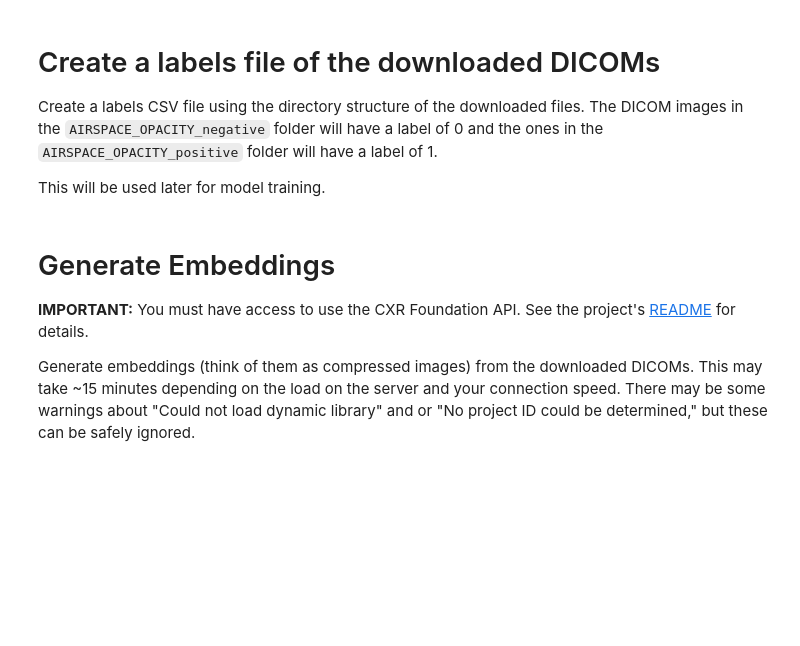
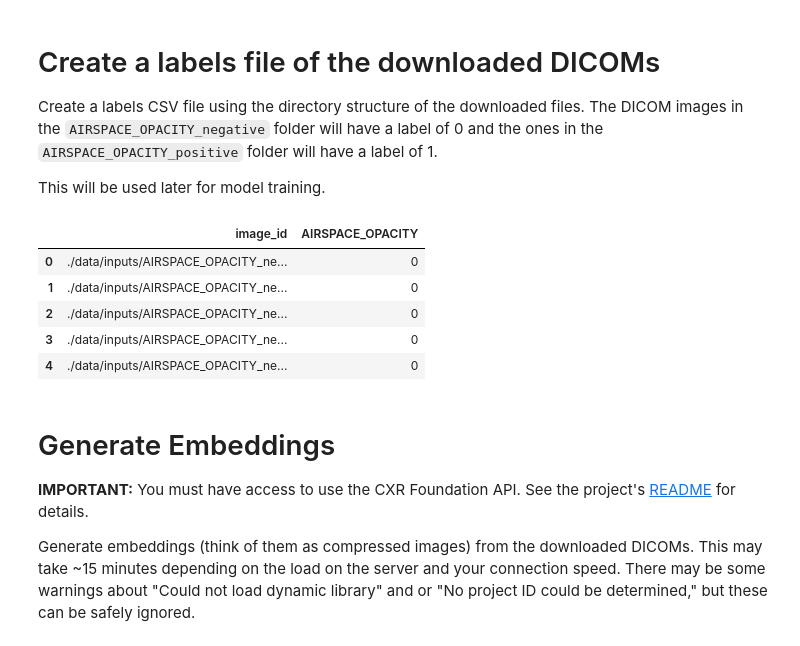
Before and after one commit to Google-Health/imaging-research, a Jupyter notebook: cxr-foundation/CXR_Foundation_Demo.ipynb, the cells around one changed output. Cells and saved outputs as stored; diff of their text form; code cells hidden in the pictures; blank space fills up the shorter version.

```diff
--- a/cxr-foundation/CXR_Foundation_Demo.ipynb
+++ b/cxr-foundation/CXR_Foundation_Demo.ipynb
@@ -94,11 +119,13 @@ display(full_labels_df.head())
 # %%
 # Download the DICOM files, organized by the AIRSPACE_OPACITY label.
 # Download up to 100 of each case: positive and negative
-FINDING = 'AIRSPACE_OPACITY'
-MAX_CASES_PER_CATEGORY = 100
+FINDING = 'AIRSPACE_OPACITY' #@param {type: 'string'}
+MAX_CASES_PER_CATEGORY = 100 #@param {type: 'integer'}
+OUTPUT_DIR = './data/outputs' #@param {type: 'string'}
+INPUT_DIR = './data/inputs' #@param {type: 'string'}
 
 for label, label_name in [(0, 'negative'), (1, 'positive')]:
-  directory = os.path.join('./data', 'inputs', f'{FINDING}_{label_name}')
+  directory = os.path.join(INPUT_DIR, f'{FINDING}_{label_name}')
   if not os.path.exists(directory):
     os.makedirs(directory)
 
@@ -116,10 +146,17 @@ Create a labels CSV file using the directory structure of the downloaded files.
 
 This will be used later for model training.
 # %%
-labels_df = pd.DataFrame(glob.glob('./data/inputs/*/*.dcm'), columns=['image_id'])
-labels_df['AIRSPACE_OPACITY'] = labels_df['image_id'].apply(lambda x: int('positive' in x))
+labels_df = pd.DataFrame(glob.glob(os.path.join(INPUT_DIR, '*/*.dcm')), columns=['image_id'])
+labels_df[FINDING] = labels_df['image_id'].apply(lambda x: int('positive' in x))
 
 display(labels_df.head())
+# %% [output]
+|  | image_id | AIRSPACE_OPACITY |
+| 0 | ./data/inputs/AIRSPACE_OPACITY_ne... | 0 |
+| 1 | ./data/inputs/AIRSPACE_OPACITY_ne... | 0 |
+| 2 | ./data/inputs/AIRSPACE_OPACITY_ne... | 0 |
+| 3 | ./data/inputs/AIRSPACE_OPACITY_ne... | 0 |
+| 4 | ./data/inputs/AIRSPACE_OPACITY_ne... | 0 |
 # %% [markdown]
 # Generate Embeddings
 
```
Also changed, not shown: parts of 15 cells of this notebook.
